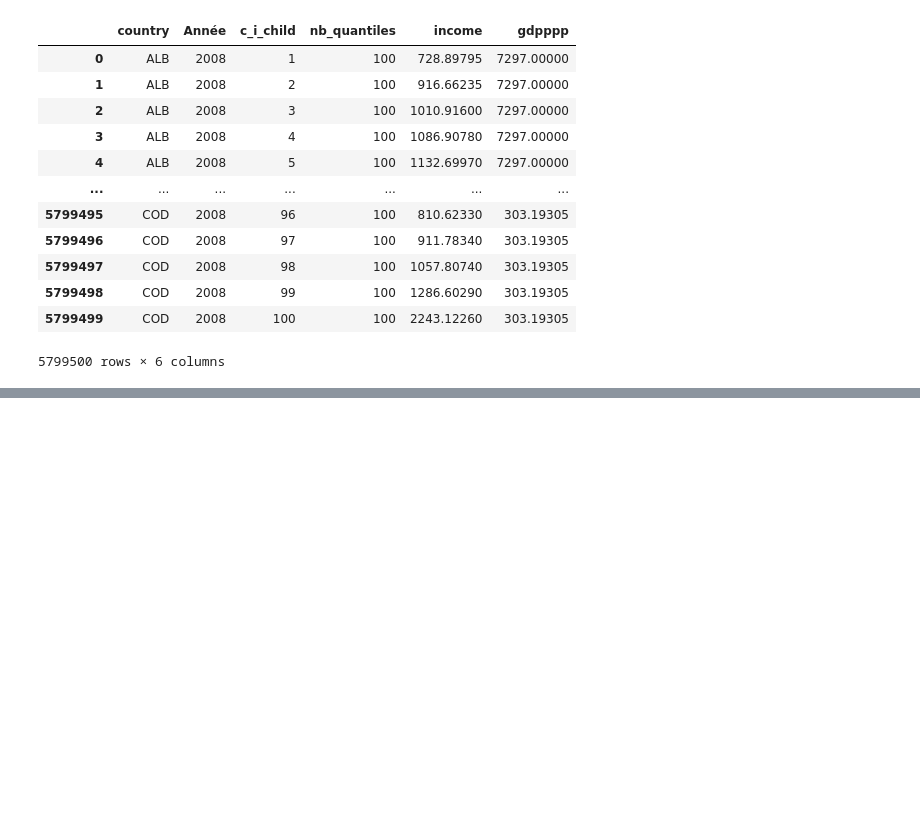
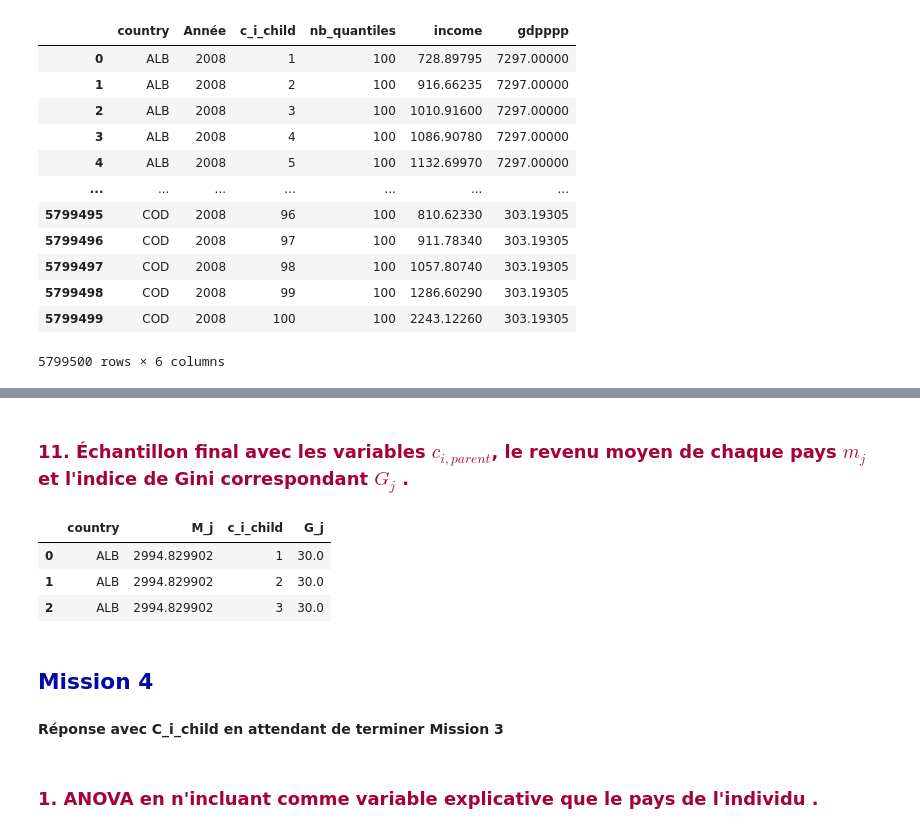
Before and after one commit to MattSioll/DataAnalyst, a Jupyter notebook: Projet 7/P7_01_Code.ipynb, the cells around one changed output, grey strips where cells are left out. Cells and saved outputs as stored; diff of their text form; code cells hidden in the pictures; blank space fills up the shorter version.

Commit message:
Mission 4 commencé Mission 3 pas terminé

```diff
--- a/Projet 7/P7_01_Code.ipynb
+++ b/Projet 7/P7_01_Code.ipynb
@@ -769,0 +795,37 @@ data_9
+# %% [markdown]
+<a id="chapitre_3_11"></a>
+### <span style="color: #a40334"> 11. Échantillon final avec les variables $c_{i,parent}$, le revenu moyen de chaque pays $m_{j}$ et l'indice de Gini correspondant $G_{j}$  .</span>
+# %%
+dataMeanIncome = data.rename(columns={'income':'M_j'})\
+                     .groupby(['country'],as_index=False)['M_j'].mean()
+
+dataMj = pd.merge(dataMeanIncome,data)
+
+IndiceGini = dataGini.drop(columns=['Zone'])\
+                     .melt('country', var_name= 'Année', value_name='G_j')\
+                     .sort_values('country')\
+                     .dropna()\
+
+
+# Il faut convertir les données de la colonne 'Année' de 'IndiceGini' en int64 :
+IndiceGini['Année']= IndiceGini['Année'].astype(int)
+
+dataFinal = pd.merge(dataMj,IndiceGini, on=['country','Année'])
+
+dataFinal = dataFinal.rename(columns={'quantile':'c_i_child'})\
+                     .drop(columns=['Année','nb_quantiles','income','gdpppp'])
+
+dataFinal.head(3)
+# %% [output]
+|  | country | M_j | c_i_child | G_j |
+| 0 | ALB | 2994.829902 | 1 | 30.0 |
+| 1 | ALB | 2994.829902 | 2 | 30.0 |
+| 2 | ALB | 2994.829902 | 3 | 30.0 |
+# %% [markdown]
+<a id="chapitre_4"></a>
+## <span style="color: #030aa4">Mission 4</span>
+# %% [markdown]
+**Réponse avec C_i_child en attendant de terminer Mission 3**
+# %% [markdown]
+<a id="chapitre_4_1"></a>
+### <span style="color: #a40334"> 1. ANOVA en n'incluant comme variable explicative que le pays de l'individu  .</span>
```
Also changed, not shown: parts of 24 cells of this notebook.
